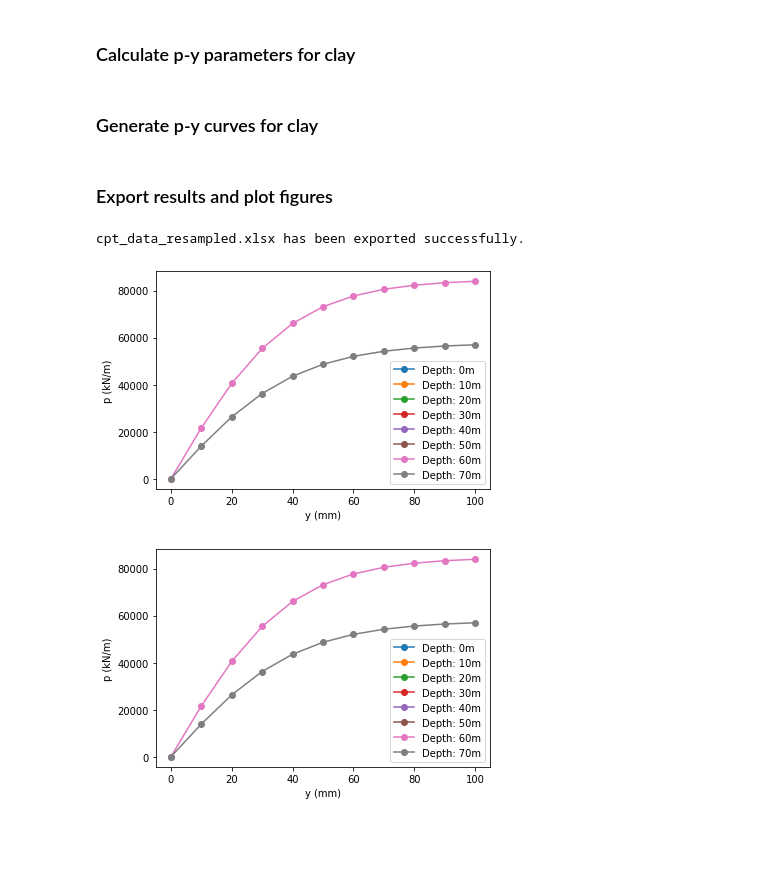
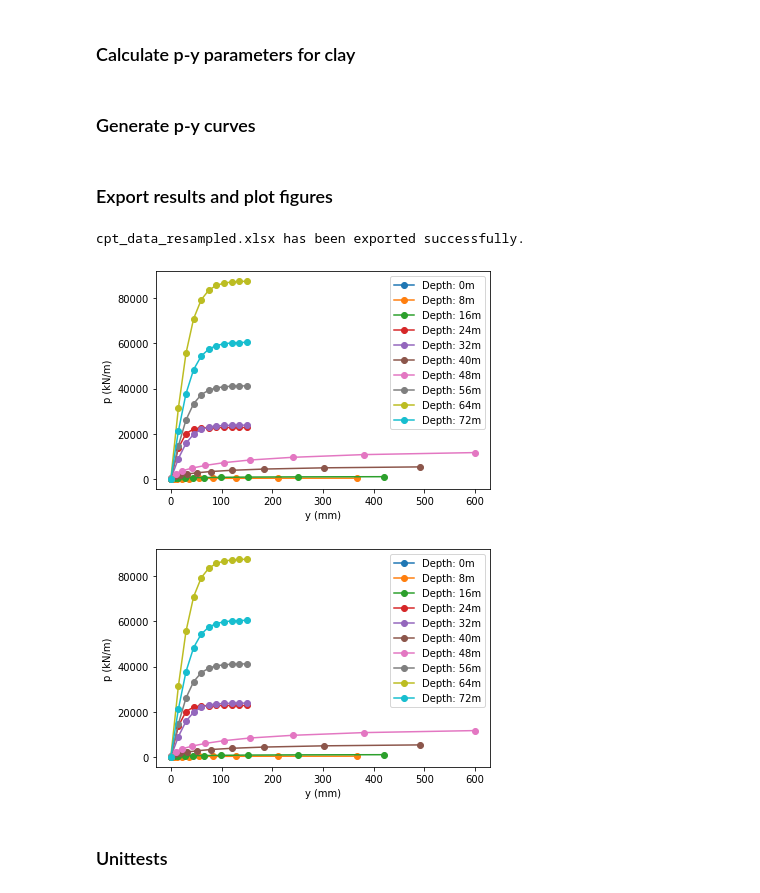
Before and after one commit to dazhongli/UnitCPT, a Jupyter notebook: p_y_interface.ipynb, the cells around one changed output. Saved outputs shown, nothing was run; the diff lists cells and outputs as text; code cells hidden in the pictures; blank space fills up the shorter version.

Commit message:
Updated p-y curves for clay and unittests

```diff
--- a/p_y_interface.ipynb
+++ b/p_y_interface.ipynb
@@ -76,7 +78,8 @@ Loading = 'Monotonic'
 nkt = 12
 N1 = 12
 N2 = 3.22
-interval = 1
+interval = 1 #depth interval for sampling the raw CPT data
+y_interval = 15 #identify the y[i] of p-y curve for sand
 Isotropy = 'true'
 I_p = 35
 # %% [markdown]
@@ -118,5 +118,0 @@ resampled_cpt_data ['A'] = resampled_cpt_data.apply(lambda row:calc_A(D = Diamet
-# %%
-# Generate p-y curves using specified y values
-for i in range(11):
-    resampled_cpt_data[f'y{i}'] = 10 * i
-    resampled_cpt_data[f'p{i}'] = resampled_cpt_data.apply(lambda row:calc_p(y = row[f'y{i}'], A = row['A'], pr = row['pr'], z = row['SCPT_DPTH'], k = row['k']) if row['soil_type'] == 'sand' else None, axis = 1)
@@ -129,15 +138,17 @@ resampled_cpt_data ['N_pd'] = resampled_cpt_data.apply(lambda row:calc_N_pd(alph
 # %% [markdown]
-### Generate p-y curves for clay
+### Generate p-y curves
 # %%
 for i in range(12):
-    resampled_cpt_data[f'p{i}'] = resampled_cpt_data.apply(lambda row:calc_p_mo(pu = row['pu'], id_p = i) if row['soil_type'] == 'clay' else None, axis = 1)
-    resampled_cpt_data[f'y{i}'] = resampled_cpt_data.apply(lambda row:calc_y_mo(I_p = I_p, OCR = row['OCR'], D= Diameter, id_p = i) if row['soil_type'] == 'clay' else None, axis = 1)
+    resampled_cpt_data[f'y{i}'] = resampled_cpt_data.apply(lambda row:calc_y_mo(I_p = I_p, OCR = row['OCR'], D= Diameter, id_p = i) if row['soil_type'] == 'clay' else calc_y(y_interval = y_interval, i = i), axis = 1)
+    resampled_cpt_data[f'p{i}'] = resampled_cpt_data.apply(lambda row:calc_p_mo(pu = row['pu'], id_p = i) if row['soil_type'] == 'clay' else calc_p(y = row[f'y{i}'], A = row['A'], pr = row['pr'], z = row['SCPT_DPTH'], k = row['k']), axis = 1)
 # %% [markdown]
 ### Export results and plot figures
 # %%
 export_p_y_sand(resampled_cpt_data, "cpt_data_resampled.xlsx")
-plot_p_y_curve(resampled_cpt_data, 10)
+plot_p_y_curve(resampled_cpt_data, 8)
 # %% [output]
 cpt_data_resampled.xlsx has been exported successfully.
-[figure, old version]
+[figure, new version]
-[figure, old version]
+[figure, new version]
+# %% [markdown]
+### Unittests
```
Also changed, not shown: parts of 11 cells of this notebook, 7 other files.
